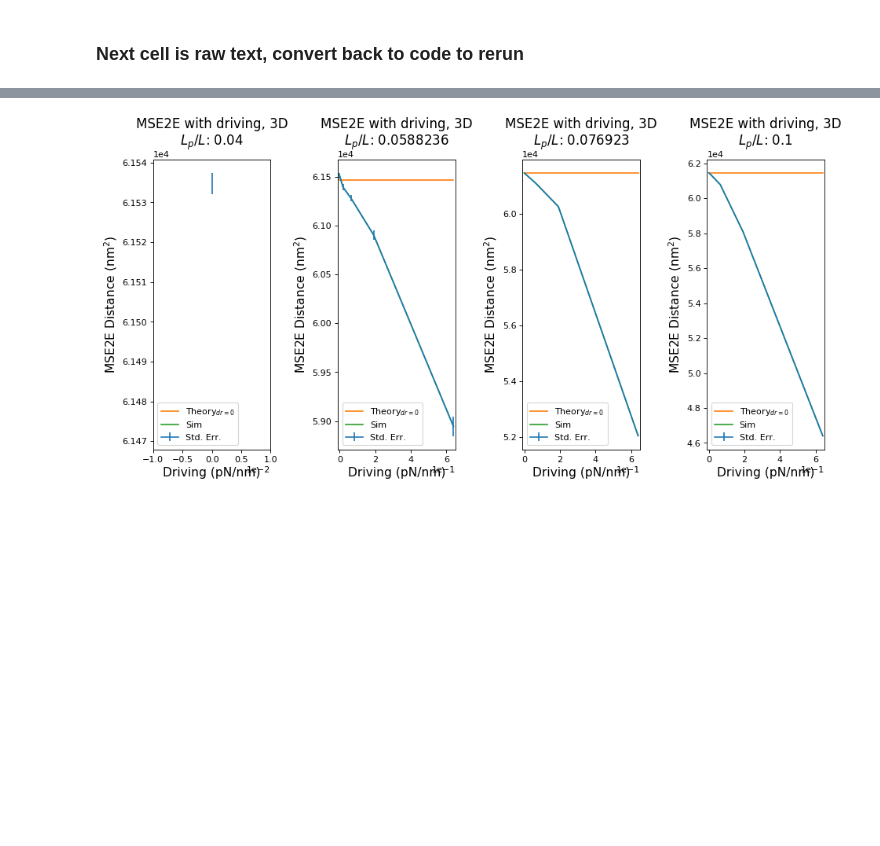
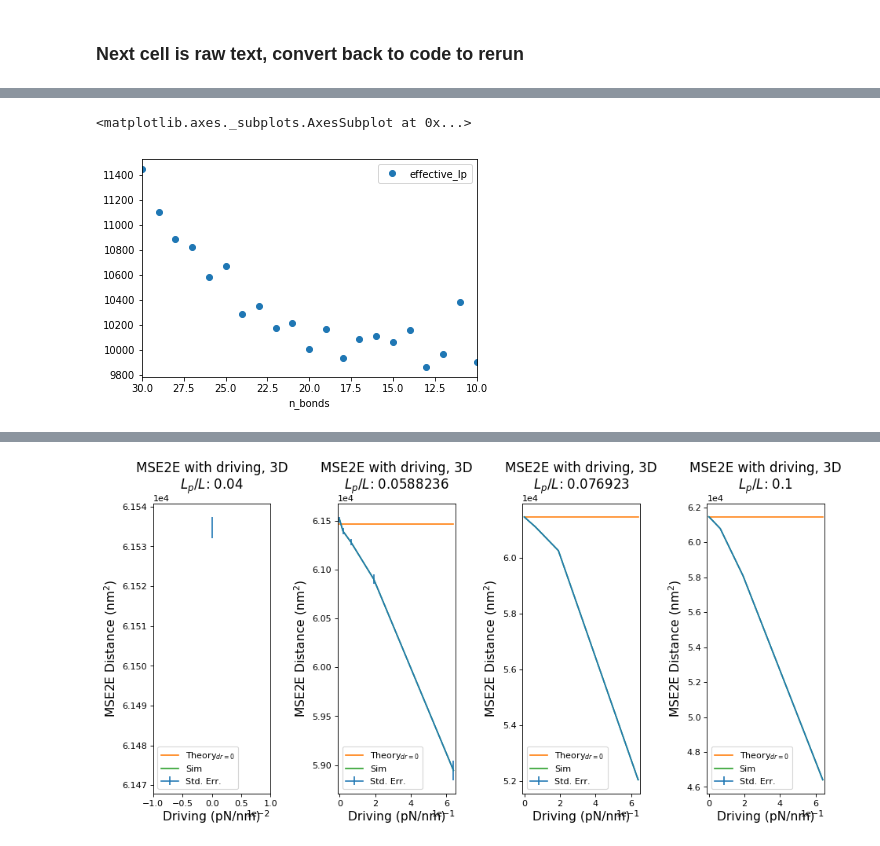
Before and after one commit to jeffmm/simcore, a Jupyter notebook: scripts/MSE2E.ipynb, the cells around one changed output, grey strips where cells are left out. Drawn from its saved outputs; the diff is of its cells as text; code cells hidden in the pictures; blank space fills up the shorter version.

```diff
--- a/scripts/MSE2E.ipynb
+++ b/scripts/MSE2E.ipynb
@@ -164,3 +179,4 @@ df.to_pickle('mse2e_thetas.pkl')
 # %%
-df = pd.read_pickle('mse2e_data.pkl')
-thetaDF = pd.read_pickle('mse2e_thetas.pkl')
+df = pd.read_pickle('mse2e_long_slender_dr_00_delta_0.0001.pkl')
+#thetaDF = pd.read_pickle('mse2e_thetas.pkl')
+df["n_bonds"]=df["length"]/df["child_length"]
@@ -175,0 +183,7 @@ thetaDF.head()
+# %%
+#thetaDF.head()
+df.plot(x="n_bonds",y="effective_lp",style='o')
+#df = pd.DataFrame({"A": [10,20,30,40,50], "B": [20, 30, 10, 40, 50], "C": [32, 234, 23, 23, 42523]})
+# %% [output]
+<matplotlib.axes._subplots.AxesSubplot at 0x...>
+[figure, added]
```
Also changed, not shown: parts of 7 cells of this notebook, 3 other files.
